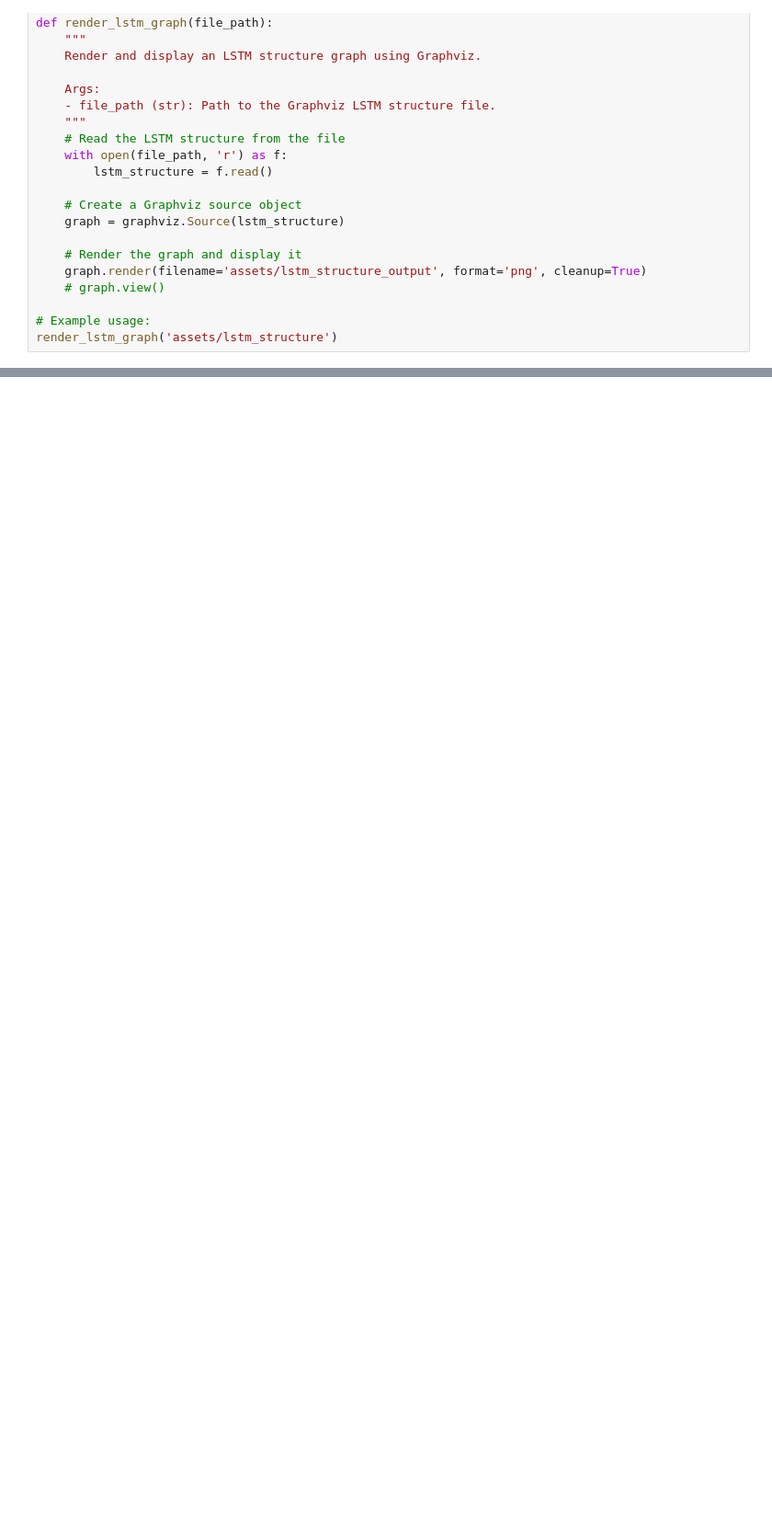
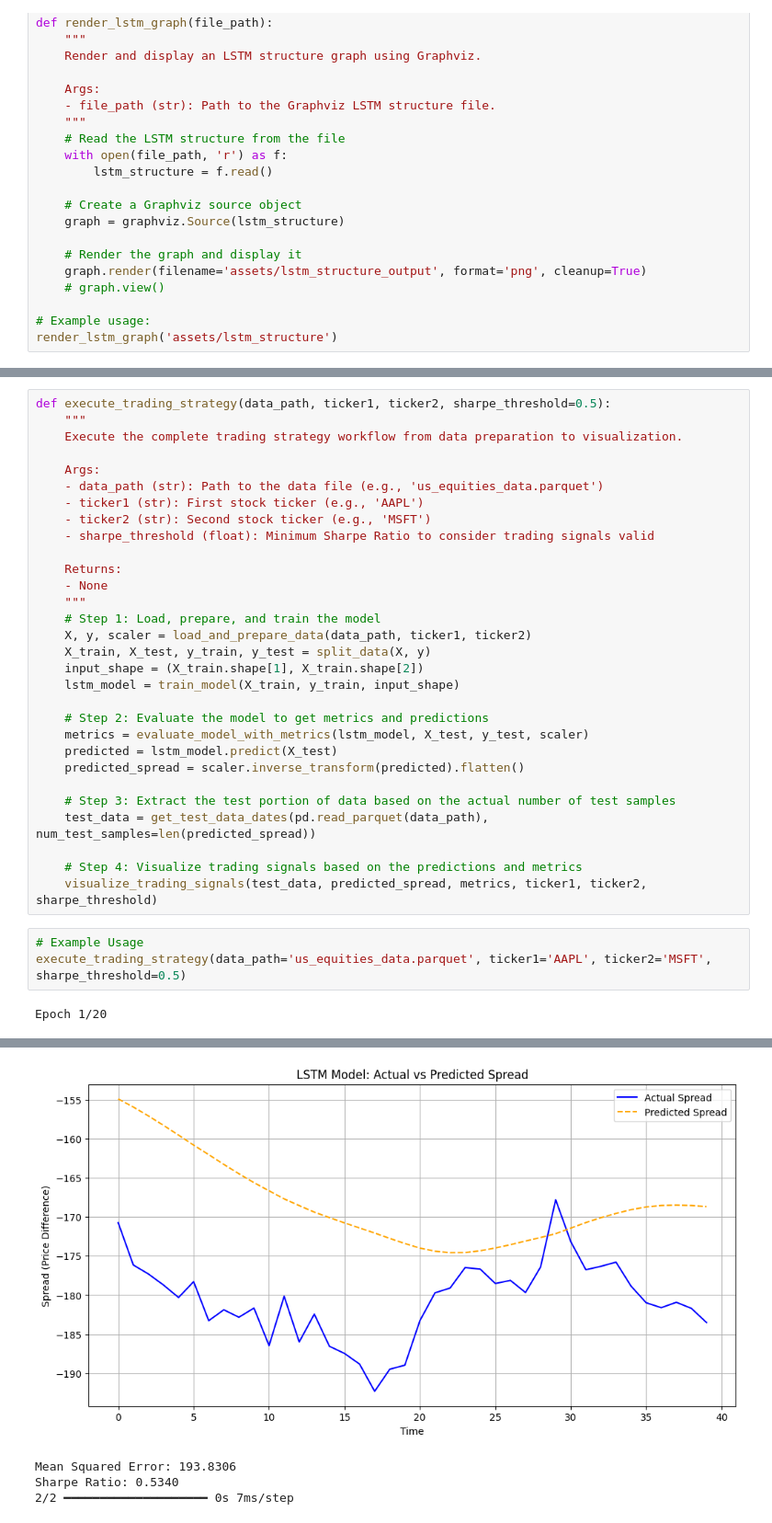
Before and after one commit to esxr/project-arbo, a Jupyter notebook: Cauldron/general_outline.ipynb, the cells around one changed output, grey strips where cells are left out. Shown at 92% size. Saved outputs shown, nothing was run; the diff lists cells and outputs as text; blank space fills up the shorter version.

Commit message:
feat: create trading signal generator

```diff
--- a/Cauldron/general_outline.ipynb
+++ b/Cauldron/general_outline.ipynb
@@ -804,0 +835,35 @@ No valid windows processed. Adjust parameters or check data.
+# %%
+def execute_trading_strategy(data_path, ticker1, ticker2, sharpe_threshold=0.5):
+    """
+    Execute the complete trading strategy workflow from data preparation to visualization.
+
+    Args:
+    - data_path (str): Path to the data file (e.g., 'us_equities_data.parquet')
+    - ticker1 (str): First stock ticker (e.g., 'AAPL')
+    - ticker2 (str): Second stock ticker (e.g., 'MSFT')
+    - sharpe_threshold (float): Minimum Sharpe Ratio to consider trading signals valid
+
+    Returns:
+    - None
+    """
+    # Step 1: Load, prepare, and train the model
+    X, y, scaler = load_and_prepare_data(data_path, ticker1, ticker2)
+    X_train, X_test, y_train, y_test = split_data(X, y)
+    input_shape = (X_train.shape[1], X_train.shape[2])
+    lstm_model = train_model(X_train, y_train, input_shape)
+
+    # Step 2: Evaluate the model to get metrics and predictions
+    metrics = evaluate_model_with_metrics(lstm_model, X_test, y_test, scaler)
+    predicted = lstm_model.predict(X_test)
+    predicted_spread = scaler.inverse_transform(predicted).flatten()
+
+    # Step 3: Extract the test portion of data based on the actual number of test samples
+    test_data = get_test_data_dates(pd.read_parquet(data_path), num_test_samples=len(predicted_spread))
+
+    # Step 4: Visualize trading signals based on the predictions and metrics
+    visualize_trading_signals(test_data, predicted_spread, metrics, ticker1, ticker2, sharpe_threshold)
+# %%
+# Example Usage
+execute_trading_strategy(data_path='us_equities_data.parquet', ticker1='AAPL', ticker2='MSFT', sharpe_threshold=0.5)
+# %% [output]
+Epoch 1/20
@@ -804,0 +887,4 @@ No valid windows processed. Adjust parameters or check data.
+[figure, added]
+Mean Squared Error: 193.8306
+Sharpe Ratio: 0.5340
+2/2 ━━━━━━━━━━━━━━━━━━━━ 0s 7ms/step
```
Also changed, not shown: parts of 21 cells of this notebook.
